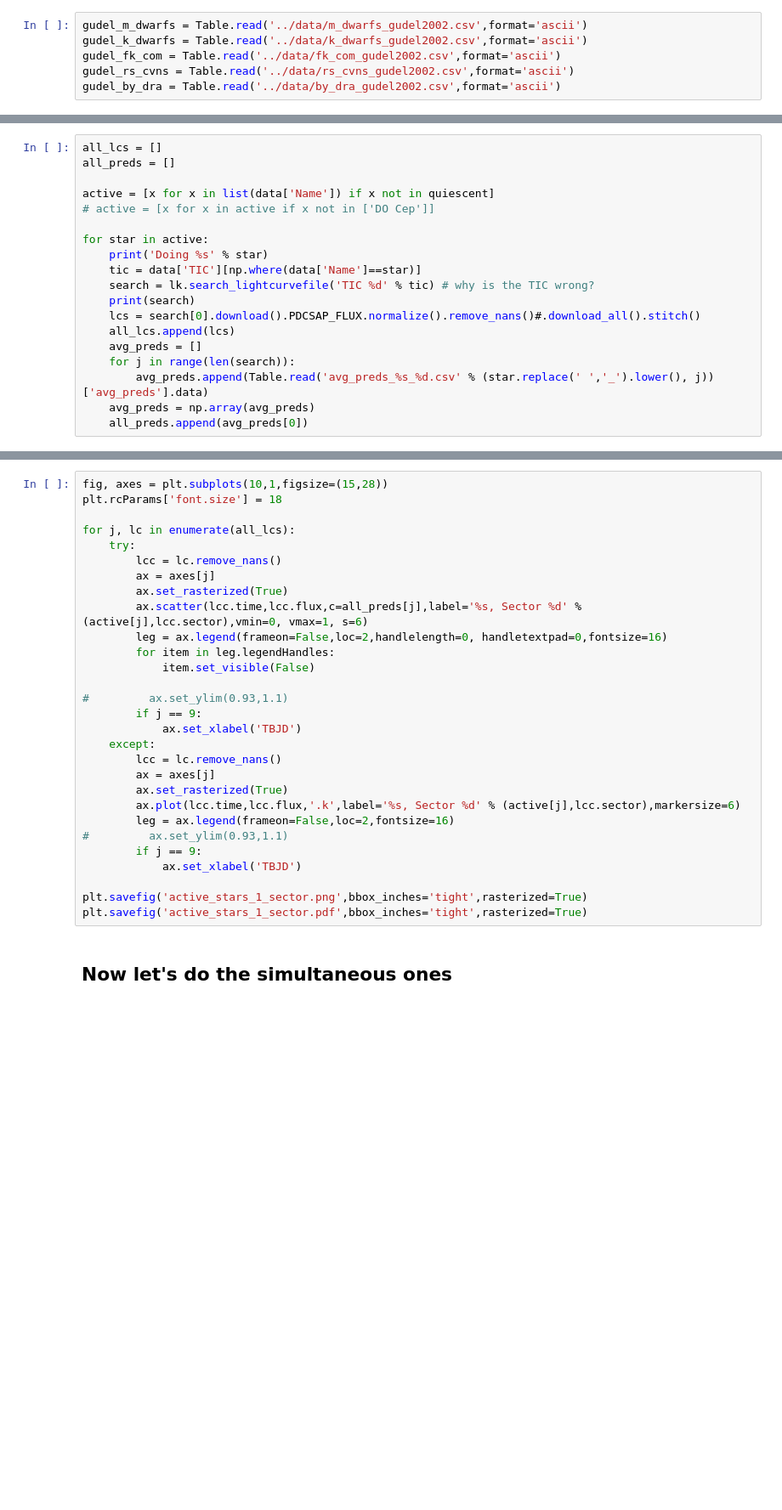
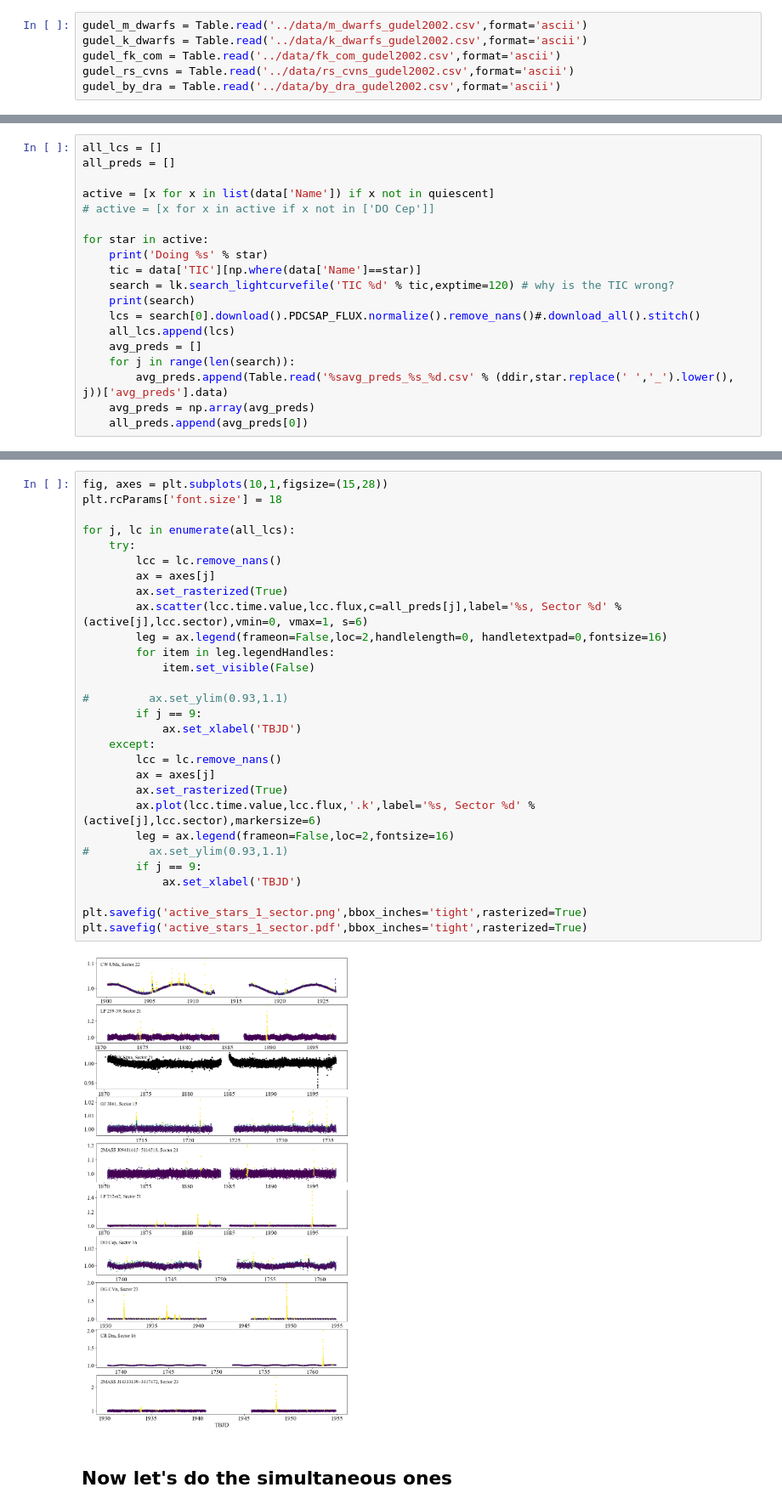
Before and after one commit to benjaminpope/mtv, a Jupyter notebook: notebooks/paper_plots.ipynb, the cells around one changed output, grey strips where cells are left out. Shown: that part at 85% size. Drawn from its saved outputs; the diff is of its cells as text; blank space fills up the shorter version.

```diff
--- a/notebooks/paper_plots.ipynb
+++ b/notebooks/paper_plots.ipynb
@@ -243,12 +347,12 @@ active = [x for x in list(data['Name']) if x not in quiescent]
 for star in active:
     print('Doing %s' % star)
     tic = data['TIC'][np.where(data['Name']==star)]
-    search = lk.search_lightcurvefile('TIC %d' % tic) # why is the TIC wrong?
+    search = lk.search_lightcurvefile('TIC %d' % tic,exptime=120) # why is the TIC wrong?
     print(search)
     lcs = search[0].download().PDCSAP_FLUX.normalize().remove_nans()#.download_all().stitch()
     all_lcs.append(lcs)
     avg_preds = []
     for j in range(len(search)):
-        avg_preds.append(Table.read('avg_preds_%s_%d.csv' % (star.replace(' ','_').lower(), j))['avg_preds'].data)
+        avg_preds.append(Table.read('%savg_preds_%s_%d.csv' % (ddir,star.replace(' ','_').lower(), j))['avg_preds'].data)
     avg_preds = np.array(avg_preds)
     all_preds.append(avg_preds[0])
@@ -255,32 +405,34 @@ for star in active:
 # %%
 fig, axes = plt.subplots(10,1,figsize=(15,28))
 plt.rcParams['font.size'] = 18
 
 for j, lc in enumerate(all_lcs):
     try:
         lcc = lc.remove_nans()
         ax = axes[j]
         ax.set_rasterized(True)
-        ax.scatter(lcc.time,lcc.flux,c=all_preds[j],label='%s, Sector %d' % (active[j],lcc.sector),vmin=0, vmax=1, s=6)
+        ax.scatter(lcc.time.value,lcc.flux,c=all_preds[j],label='%s, Sector %d' % (active[j],lcc.sector),vmin=0, vmax=1, s=6)
         leg = ax.legend(frameon=False,loc=2,handlelength=0, handletextpad=0,fontsize=16)
         for item in leg.legendHandles:
             item.set_visible(False)
 
 #         ax.set_ylim(0.93,1.1)
         if j == 9:
             ax.set_xlabel('TBJD')
     except:
         lcc = lc.remove_nans()
         ax = axes[j]
         ax.set_rasterized(True)
-        ax.plot(lcc.time,lcc.flux,'.k',label='%s, Sector %d' % (active[j],lcc.sector),markersize=6)
+        ax.plot(lcc.time.value,lcc.flux,'.k',label='%s, Sector %d' % (active[j],lcc.sector),markersize=6)
         leg = ax.legend(frameon=False,loc=2,fontsize=16)
 #         ax.set_ylim(0.93,1.1)
         if j == 9:
             ax.set_xlabel('TBJD')
 
 plt.savefig('active_stars_1_sector.png',bbox_inches='tight',rasterized=True)
 plt.savefig('active_stars_1_sector.pdf',bbox_inches='tight',rasterized=True)
+# %% [output]
+[figure, added]
 # %% [markdown]
 ## Now let's do the simultaneous ones
 # %%
```
Also changed, not shown: parts of 13 cells of this notebook, 10 other files.
